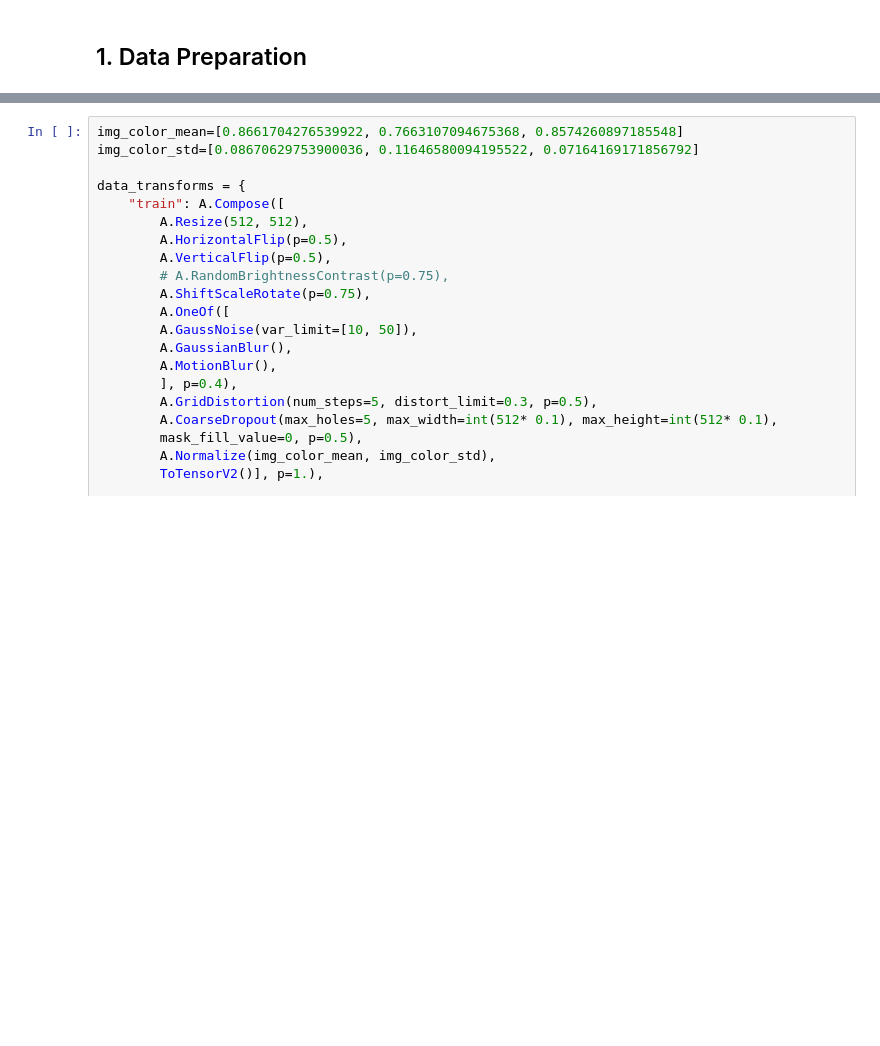
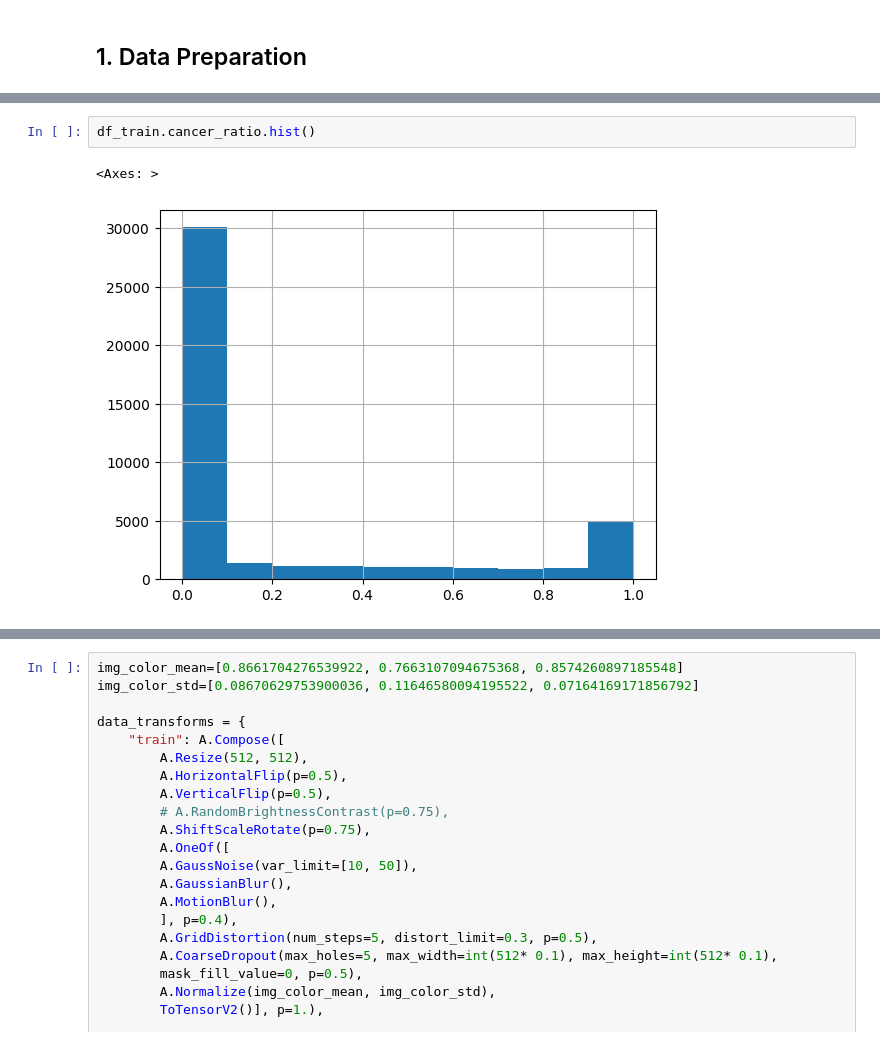
Before and after one commit to Niggl0n/UBC_Cancer_Classification, a Jupyter notebook: ubc-binary-cancer-tissue-classifier-wsi-0-25x.ipynb, the cells around one changed output, grey strips where cells are left out. Saved outputs shown, nothing was run; the diff lists cells and outputs as text; blank space fills up the shorter version.

Commit message:
Kaggle Notebook | UBC Binary Cancer Tissue Classifier - WSI 0.25x | Version 15

```diff
--- a/ubc-binary-cancer-tissue-classifier-wsi-0-25x.ipynb
+++ b/ubc-binary-cancer-tissue-classifier-wsi-0-25x.ipynb
@@ -160,0 +161,5 @@ display(df_train.sample(5))
+# %%
+df_train.cancer_ratio.hist()
+# %% [output]
+<Axes: >
+[figure, added]
```
Also changed, not shown: parts of 24 cells of this notebook.
